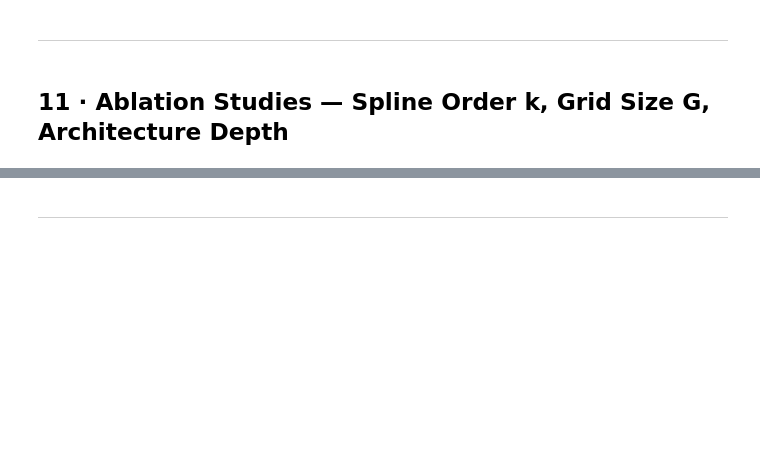
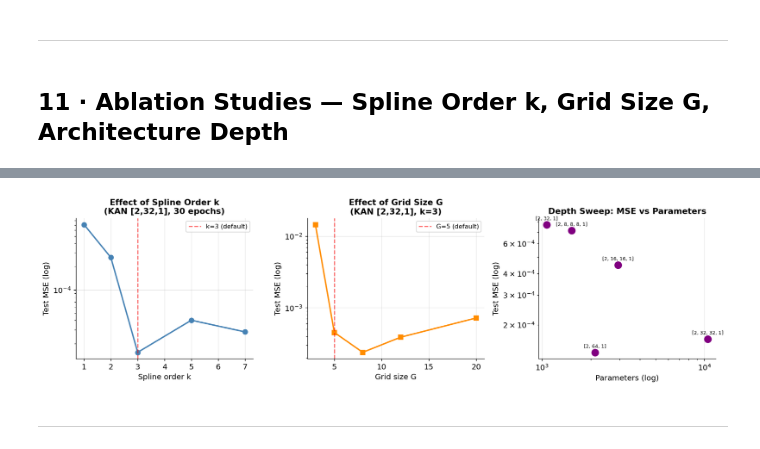
Before and after one commit to Mattral/Kolmogorov-Arnold-Networks, a Jupyter notebook: notebooks/quickstart.ipynb, the cells around one changed output, grey strips where cells are left out. Cells and saved outputs as stored; diff of their text form; code cells hidden in the pictures; blank space fills up the shorter version.

```diff
--- a/notebooks/quickstart.ipynb
+++ b/notebooks/quickstart.ipynb
@@ -526,7 +756,0 @@ print("API server started on :8765 ✓")
-# %%
-# ── /api/health — liveness check ─────────────────────────────────────────────
-import requests
-
-r = requests.get("http://localhost:8765/api/health")
-print("GET /api/health →", r.status_code)
-print(json.dumps(r.json(), indent=2))
@@ -853,5 +1237,5 @@ print(f"  k=7 (septic): best MSE but {k_results[7]['train_s']/k_results[3]['trai
 # %%
-# ── Ablation 2: Grid size G ───────────────────────────────────────────────────
+# ── Ablation 2: Grid size G ━━━━━━━━━━━━━━━━━━━━━━━━━━━━━━━━━━━━━━━━━━━
 print("Ablation 2: Grid size G")
 print(f"{'G':>3}  {'Basis fns':>10}  {'Params':>7}  {'Train s':>8}  {'Test MSE':>12}")
 print("-" * 50)
@@ -859,9 +1243,16 @@ print("-" * 50)
 g_results = {}
 for G in [3, 5, 8, 12, 20]:
     m = KAN([2, 32, 1], grid_size=G, spline_order=3)
+    # Build the model first so layers are instantiated
+    m.build(input_shape=(None, 2))
     fit_grid_to_data(m, X_train)
-    h, tr = m.fit(X_train, y_train, epochs=30, lr=1e-2, verbose=False)
-    mse   = np.mean((m.predict(X_test).ravel() - y_test)**2)
+
+    t0 = time.perf_counter()
+    # Note: .fit() handles auto-compilation; lr is not a direct argument here
+    h = m.fit(X_train, y_train, epochs=30, batch_size=128, verbose=False)
+    tr = time.perf_counter() - t0
+
+    mse = np.mean((m.predict(X_test, verbose=0).ravel() - y_test)**2)
     g_results[G] = {"params": m.count_params(), "mse": mse, "train_s": tr}
     print(f"{G:>3}  {G+3:>10}  {m.count_params():>7,}  {tr:>8.2f}  {mse:>12.3e}")
 
@@ -875,10 +1282,17 @@ print("-" * 58)
 arch_results = {}
 for arch in [[2,32,1], [2,16,16,1], [2,32,32,1], [2,64,1], [2,8,8,8,1]]:
     m = KAN(arch, grid_size=5, spline_order=3)
+    # Build the model first so layers are instantiated
+    m.build(input_shape=(None, 2))
     fit_grid_to_data(m, X_train)
-    h, tr = m.fit(X_train, y_train, epochs=30, lr=1e-2, verbose=False)
-    mse   = np.mean((m.predict(X_test).ravel() - y_test)**2)
-    lbl   = f"KAN{arch}"
+
+    t0 = time.perf_counter()
+    # Note: .fit() handles auto-compilation; lr is not a direct argument
+    h = m.fit(X_train, y_train, epochs=30, batch_size=128, verbose=False)
+    tr = time.perf_counter() - t0
+
+    mse = np.mean((m.predict(X_test, verbose=0).ravel() - y_test)**2)
+    lbl = f"KAN{arch}"
     arch_results[lbl] = {"params": m.count_params(), "mse": mse, "train_s": tr}
     print(f"{lbl:22s}  {m.count_params():>7,}  {tr:>8.2f}  {mse:>12.3e}")
 
@@ -893,37 +1324,37 @@ ax = axes[0]
 ks = list(k_results.keys())
 ax.plot(ks, [k_results[k]["mse"] for k in ks], "o-", color="steelblue", lw=2, ms=7)
 ax.set_yscale("log"); ax.set_xlabel("Spline order k"); ax.set_ylabel("Test MSE (log)")
-ax.set_title("Effect of Spline Order k
-(KAN [2,32,1], 30 epochs)")
+ax.set_title("Effect of Spline Order k\n(KAN [2,32,1], 30 epochs)")
 ax.axvline(3, color="red", lw=1.5, ls="--", alpha=0.6, label="k=3 (default)")
 ax.legend(fontsize=9)
 
 # G ablation
 ax = axes[1]
 gs = list(g_results.keys())
 ax.plot(gs, [g_results[G]["mse"] for G in gs], "s-", color="darkorange", lw=2, ms=7)
 ax.set_yscale("log"); ax.set_xlabel("Grid size G"); ax.set_ylabel("Test MSE (log)")
-ax.set_title("Effect of Grid Size G
-(KAN [2,32,1], k=3)")
+ax.set_title("Effect of Grid Size G\n(KAN [2,32,1], k=3)")
 ax.axvline(5, color="red", lw=1.5, ls="--", alpha=0.6, label="G=5 (default)")
 ax.legend(fontsize=9)
 
 # Depth ablation
 ax = axes[2]
 lbls  = list(arch_results.keys())
 ps    = [arch_results[l]["params"] for l in lbls]
 mses  = [arch_results[l]["mse"]    for l in lbls]
 ax.scatter(ps, mses, c="purple", s=100, zorder=5)
 for l, p, m in zip(lbls, ps, mses):
     ax.annotate(l.replace("KAN",""), (p, m), fontsize=7, ha="center",
                 va="bottom", xytext=(0, 5), textcoords="offset points")
 ax.set_xscale("log"); ax.set_yscale("log")
 ax.set_xlabel("Parameters (log)"); ax.set_ylabel("Test MSE (log)")
 ax.set_title("Depth Sweep: MSE vs Parameters")
 
 plt.tight_layout()
 plt.savefig("/tmp/ablations.png", bbox_inches="tight")
 plt.show()
+# %% [output]
+[figure, added]
 # %% [markdown]
 ---
 # %% [markdown]
```
Also changed, not shown: parts of 49 cells of this notebook.
